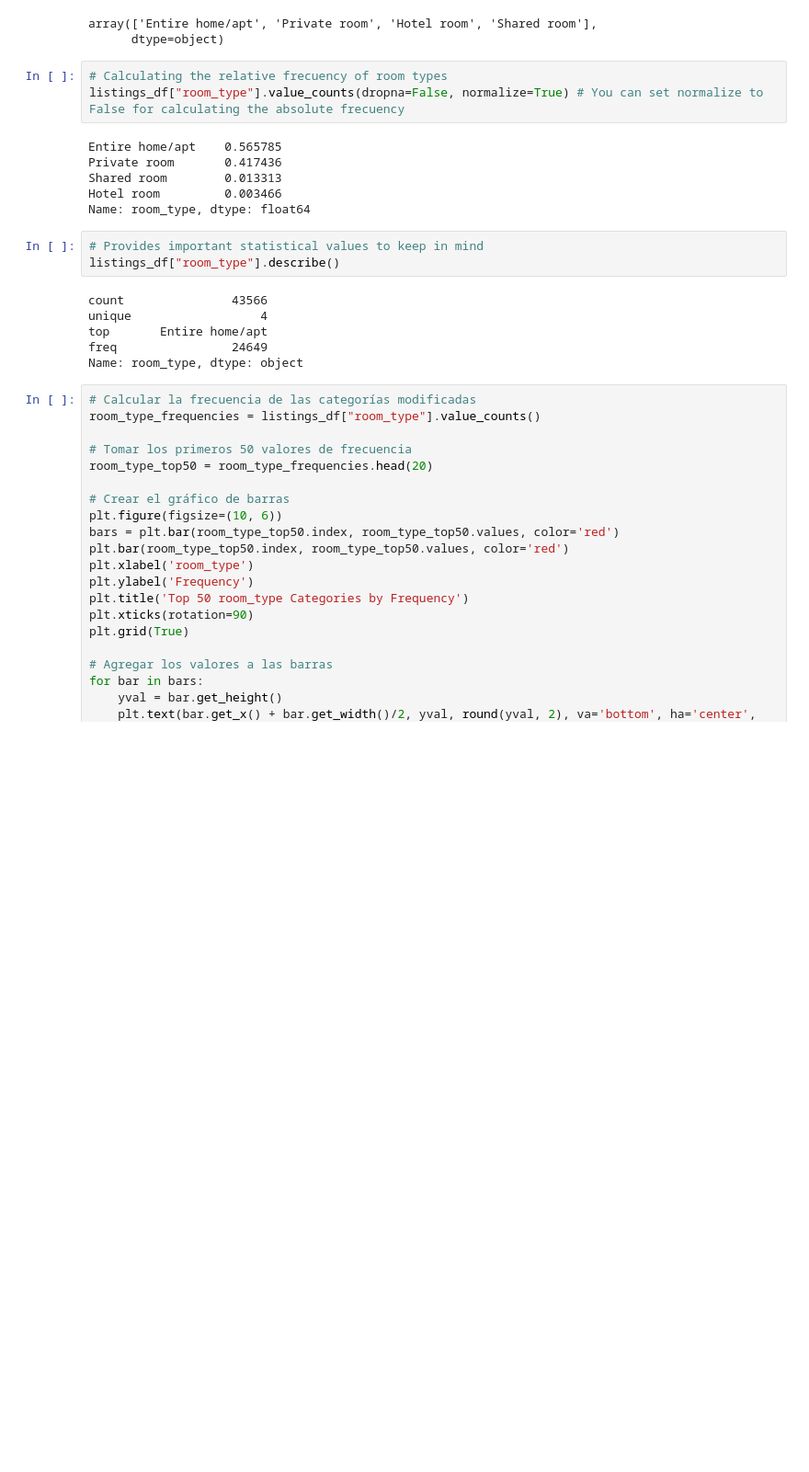
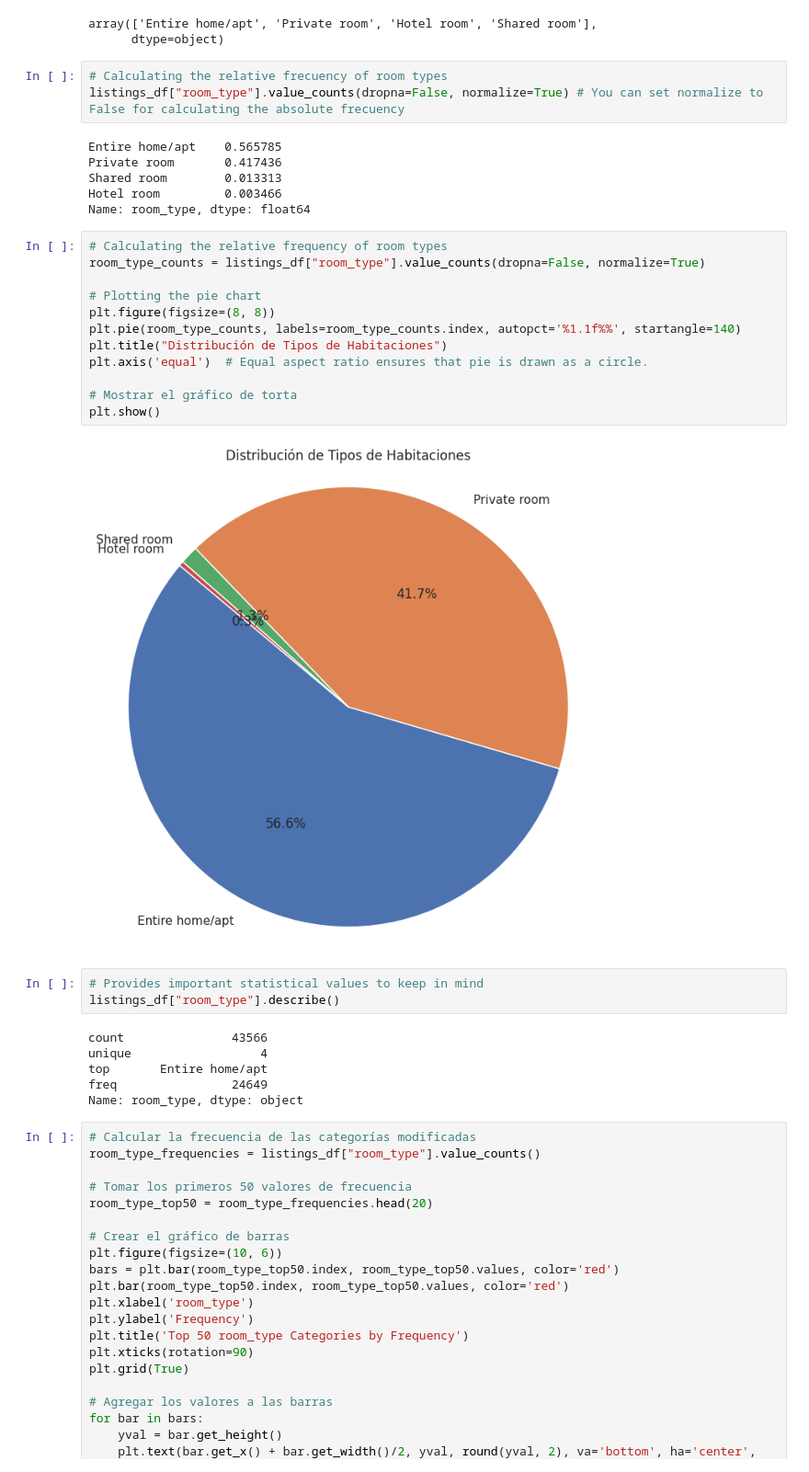
Before and after one commit to ingoscargiraldor/CDA, a Jupyter notebook: airbnb/eda.ipynb, the cells around one changed output. Shown at 92% size. Saved outputs shown, nothing was run; the diff lists cells and outputs as text; blank space fills up the shorter version.

```diff
--- a/airbnb/eda.ipynb
+++ b/airbnb/eda.ipynb
@@ -347,6 +347,20 @@ Private room       0.417436
 Shared room        0.013313
 Hotel room         0.003466
 Name: room_type, dtype: float64
+# %%
+# Calculating the relative frequency of room types
+room_type_counts = listings_df["room_type"].value_counts(dropna=False, normalize=True)
+
+# Plotting the pie chart
+plt.figure(figsize=(8, 8))
+plt.pie(room_type_counts, labels=room_type_counts.index, autopct='%1.1f%%', startangle=140)
+plt.title("Distribución de Tipos de Habitaciones")
+plt.axis('equal')  # Equal aspect ratio ensures that pie is drawn as a circle.
+
+# Mostrar el gráfico de torta
+plt.show()
+# %% [output]
+[figure, added]
 # %%
 # Provides important statistical values to keep in mind
 listings_df["room_type"].describe()
```
Also changed, not shown: parts of 2 cells of this notebook.
